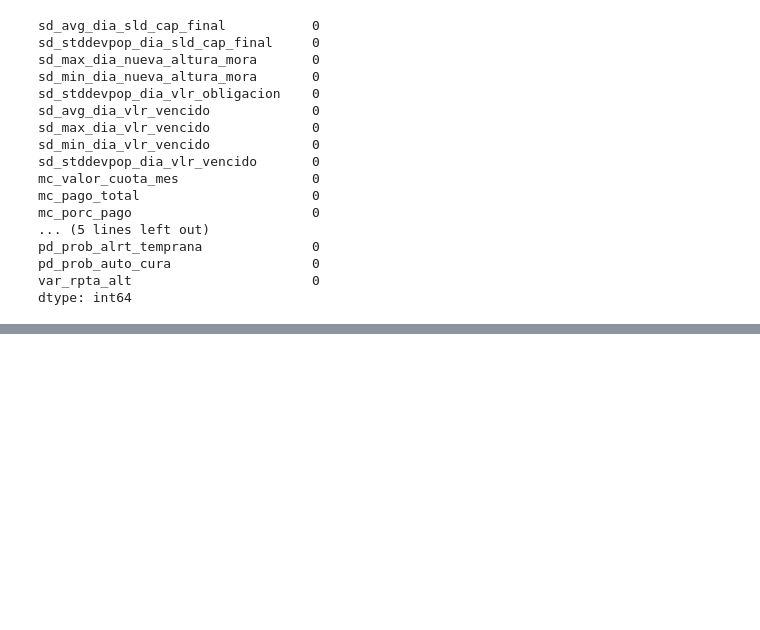
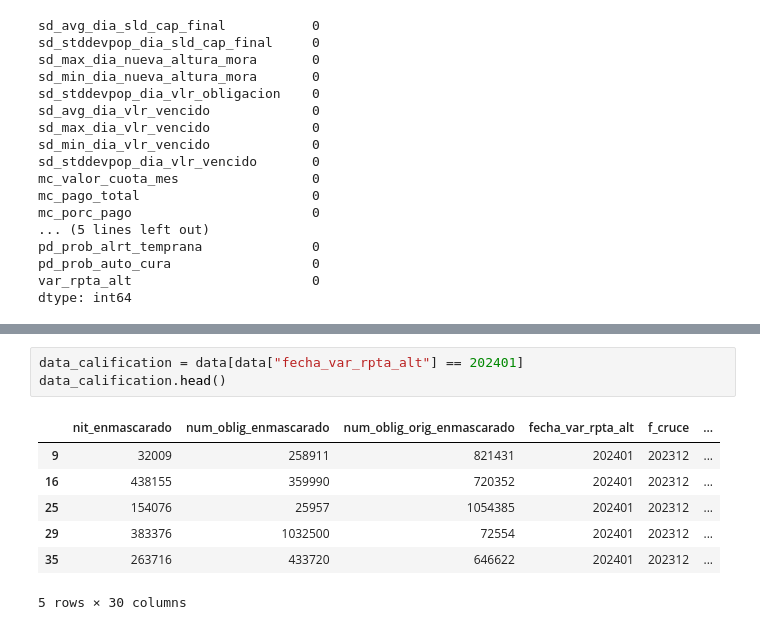
Before and after one commit to wacGitHub07/prueba-modelos, a Jupyter notebook: notebooks/base_model.ipynb, the cells around one changed output, grey strips where cells are left out. Cells and saved outputs as stored; diff of their text form; blank space fills up the shorter version.

```diff
--- a/notebooks/base_model.ipynb
+++ b/notebooks/base_model.ipynb
@@ -258,0 +240,11 @@ ValueError: Invalid value for the target parameter. Column var_rpta_alt not foun
+# %%
+data_calification = data[data["fecha_var_rpta_alt"] == 202401]
+data_calification.head()
+# %% [output]
+|  | nit_enmascarado | num_oblig_enmascarado | num_oblig_orig_enmascarado | fecha_var_rpta_alt | f_cruce | ... |
+| 9 | 32009 | 258911 | 821431 | 202401 | 202312 | ... |
+| 16 | 438155 | 359990 | 720352 | 202401 | 202312 | ... |
+| 25 | 154076 | 25957 | 1054385 | 202401 | 202312 | ... |
+| 29 | 383376 | 1032500 | 72554 | 202401 | 202312 | ... |
+| 35 | 263716 | 433720 | 646622 | 202401 | 202312 | ... |
+5 rows × 30 columns
```
Also changed, not shown: parts of 17 cells of this notebook, 10 other files.
